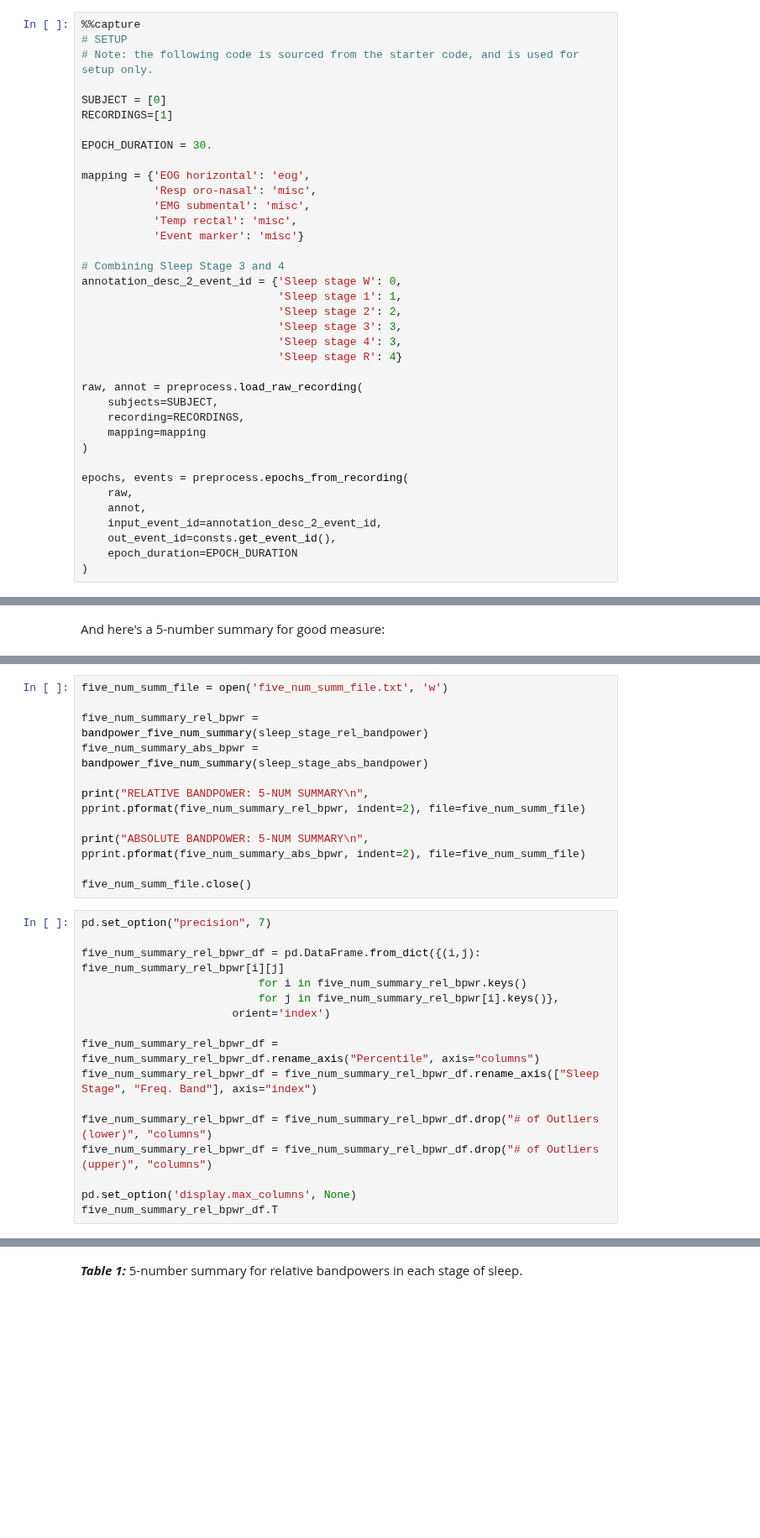
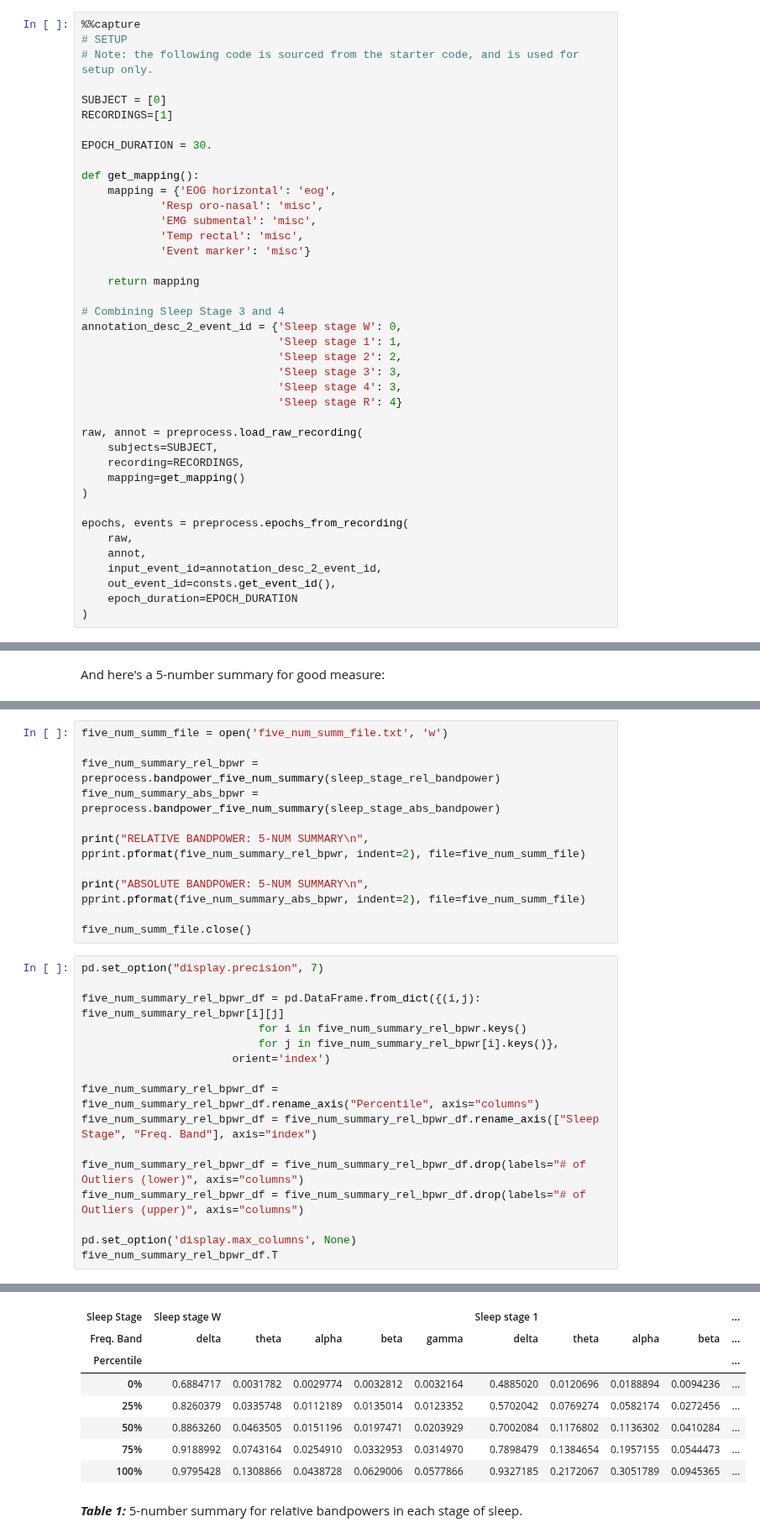
Before and after one commit to sayanfaraz/sleep-data-analysis, a Jupyter notebook: notebooks/explained-eda-of-sleep-eeg-w-fourier-transforms.ipynb, the cells around one changed output, grey strips where cells are left out. Shown at 84% size. Saved outputs shown, nothing was run; the diff lists cells and outputs as text; blank space fills up the shorter version.

Commit message:
five_num_summary -> preprocess.py

```diff
--- a/notebooks/explained-eda-of-sleep-eeg-w-fourier-transforms.ipynb
+++ b/notebooks/explained-eda-of-sleep-eeg-w-fourier-transforms.ipynb
@@ -75,11 +75,14 @@ RECORDINGS=[1]
 
 EPOCH_DURATION = 30.
 
-mapping = {'EOG horizontal': 'eog',
-           'Resp oro-nasal': 'misc',
-           'EMG submental': 'misc',
-           'Temp rectal': 'misc',
-           'Event marker': 'misc'}
+def get_mapping():
+    mapping = {'EOG horizontal': 'eog',
+            'Resp oro-nasal': 'misc',
+            'EMG submental': 'misc',
+            'Temp rectal': 'misc',
+            'Event marker': 'misc'}
+
+    return mapping
 
 # Combining Sleep Stage 3 and 4
 annotation_desc_2_event_id = {'Sleep stage W': 0,
@@ -92,7 +95,7 @@ annotation_desc_2_event_id = {'Sleep stage W': 0,
 raw, annot = preprocess.load_raw_recording(
     subjects=SUBJECT,
     recording=RECORDINGS,
-    mapping=mapping
+    mapping=get_mapping()
 )
 
 epochs, events = preprocess.epochs_from_recording(
@@ -632,8 +635,8 @@ def bandpower_five_num_summary(data):
 # %%
 five_num_summ_file = open('five_num_summ_file.txt', 'w')
 
-five_num_summary_rel_bpwr = bandpower_five_num_summary(sleep_stage_rel_bandpower)
-five_num_summary_abs_bpwr = bandpower_five_num_summary(sleep_stage_abs_bandpower)
+five_num_summary_rel_bpwr = preprocess.bandpower_five_num_summary(sleep_stage_rel_bandpower)
+five_num_summary_abs_bpwr = preprocess.bandpower_five_num_summary(sleep_stage_abs_bandpower)
 
 print("RELATIVE BANDPOWER: 5-NUM SUMMARY\n", pprint.pformat(five_num_summary_rel_bpwr, indent=2), file=five_num_summ_file)
 
@@ -641,7 +644,7 @@ print("ABSOLUTE BANDPOWER: 5-NUM SUMMARY\n", pprint.pformat(five_num_summary_abs
 
 five_num_summ_file.close()
 # %%
-pd.set_option("precision", 7)
+pd.set_option("display.precision", 7)
 
 five_num_summary_rel_bpwr_df = pd.DataFrame.from_dict({(i,j): five_num_summary_rel_bpwr[i][j]
                            for i in five_num_summary_rel_bpwr.keys()
@@ -651,8 +654,8 @@ five_num_summary_rel_bpwr_df = pd.DataFrame.from_dict({(i,j): five_num_summary_r
 five_num_summary_rel_bpwr_df = five_num_summary_rel_bpwr_df.rename_axis("Percentile", axis="columns")
 five_num_summary_rel_bpwr_df = five_num_summary_rel_bpwr_df.rename_axis(["Sleep Stage", "Freq. Band"], axis="index")
 
-five_num_summary_rel_bpwr_df = five_num_summary_rel_bpwr_df.drop("# of Outliers (lower)", "columns")
-five_num_summary_rel_bpwr_df = five_num_summary_rel_bpwr_df.drop("# of Outliers (upper)", "columns")
+five_num_summary_rel_bpwr_df = five_num_summary_rel_bpwr_df.drop(labels="# of Outliers (lower)", axis="columns")
+five_num_summary_rel_bpwr_df = five_num_summary_rel_bpwr_df.drop(labels="# of Outliers (upper)", axis="columns")
 
 pd.set_option('display.max_columns', None)
 five_num_summary_rel_bpwr_df.T
@@ -661,3 +663,11 @@ OptionError: 'Pattern matched multiple keys'
+| Sleep Stage | Sleep stage W |  |  |  |  | Sleep stage 1 |  |  |  | ... |
+| Freq. Band | delta | theta | alpha | beta | gamma | delta | theta | alpha | beta | ... |
+| Percentile |  |  |  |  |  |  |  |  |  | ... |
+| 0% | 0.6884717 | 0.0031782 | 0.0029774 | 0.0032812 | 0.0032164 | 0.4885020 | 0.0120696 | 0.0188894 | 0.0094236 | ... |
+| 25% | 0.8260379 | 0.0335748 | 0.0112189 | 0.0135014 | 0.0123352 | 0.5702042 | 0.0769274 | 0.0582174 | 0.0272456 | ... |
+| 50% | 0.8863260 | 0.0463505 | 0.0151196 | 0.0197471 | 0.0203929 | 0.7002084 | 0.1176802 | 0.1136302 | 0.0410284 | ... |
+| 75% | 0.9188992 | 0.0743164 | 0.0254910 | 0.0332953 | 0.0314970 | 0.7898479 | 0.1384654 | 0.1957155 | 0.0544473 | ... |
+| 100% | 0.9795428 | 0.1308866 | 0.0438728 | 0.0629006 | 0.0577866 | 0.9327185 | 0.2172067 | 0.3051789 | 0.0945365 | ... |
 # %% [markdown]
 ***Table 1:*** 5-number summary for relative bandpowers in each stage of sleep.
 # %%
```
Also changed, not shown: parts of 2 cells of this notebook, 1 other file.
